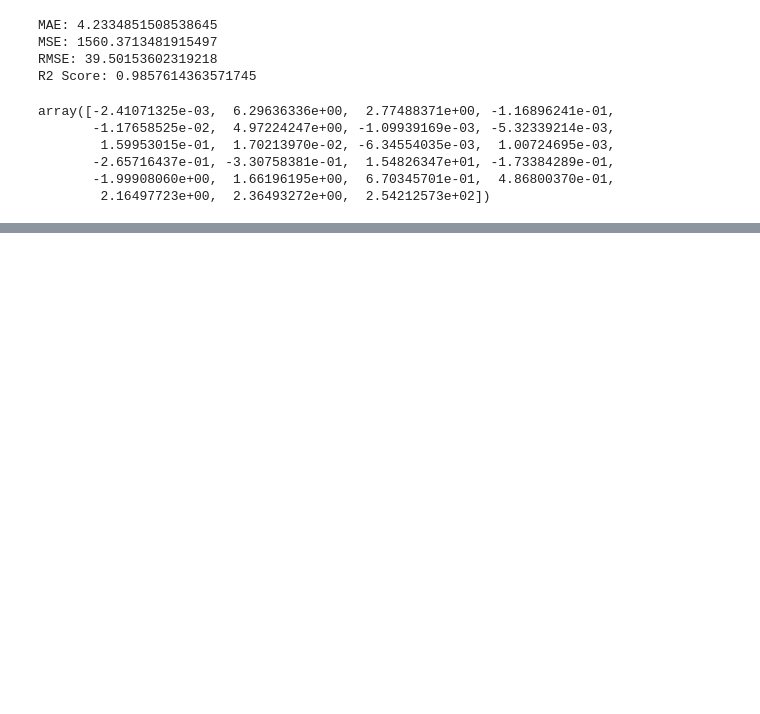
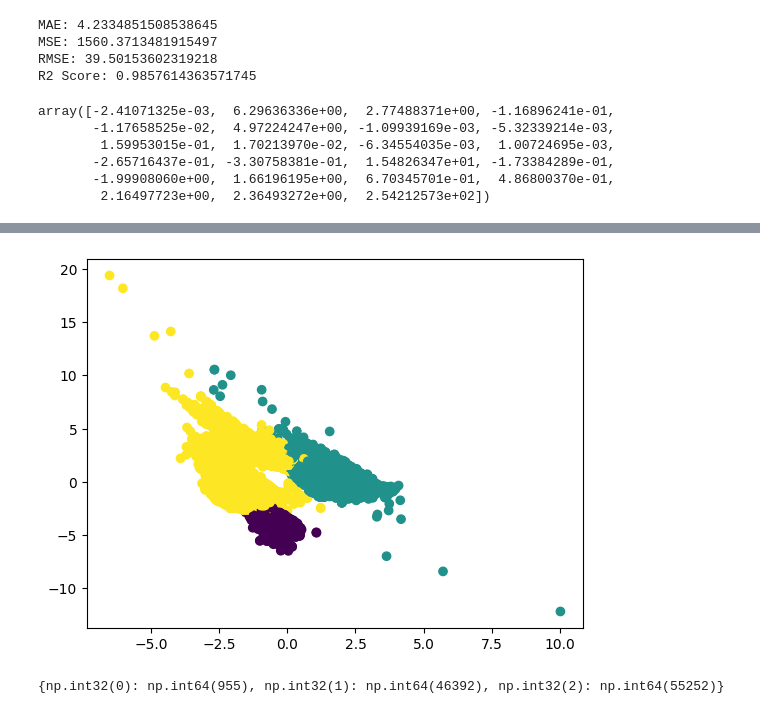
Before and after one commit to pujareddy2/airbnb, a Jupyter notebook: airbnb.ipynb, the cells around one changed output, grey strips where cells are left out. Saved outputs shown, nothing was run; the diff lists cells and outputs as text; code cells hidden in the pictures; blank space fills up the shorter version.

```diff
--- a/airbnb.ipynb
+++ b/airbnb.ipynb
@@ -700,0 +646,9 @@ Best Score: 0.9901427273009114
+# %%
+from sklearn.decomposition import PCA
+
+pca = PCA(n_components=2)
+X_pca = pca.fit_transform(X_scaled)
+plt.scatter(X_pca[:,0], X_pca[:,1], c=clusters)
+plt.show()
+# %% [output]
+[figure, added]
@@ -700,0 +660,10 @@ Best Score: 0.9901427273009114
+# %%
+import numpy as np
+
+unique, counts = np.unique(clusters, return_counts=True)
+print(dict(zip(unique, counts)))
+import pandas as pd
+
+df['cluster'] = clusters
+# %% [output]
+{np.int32(0): np.int64(955), np.int32(1): np.int64(46392), np.int32(2): np.int64(55252)}
```
Also changed, not shown: parts of 26 cells of this notebook, 2 other files.
